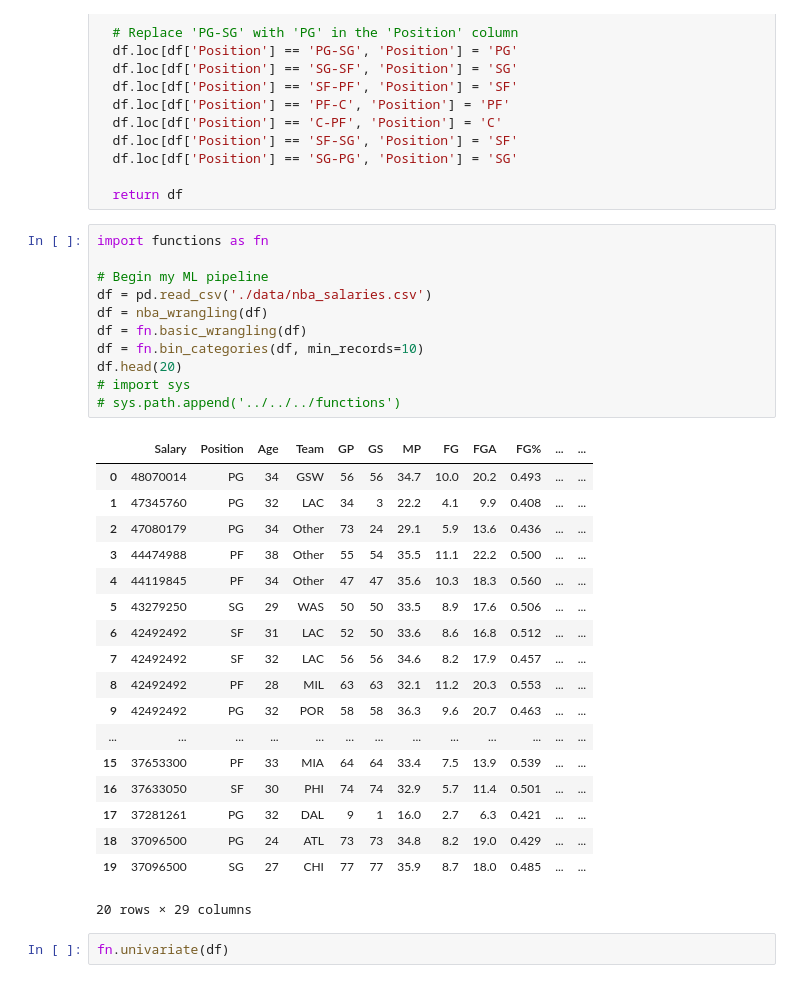
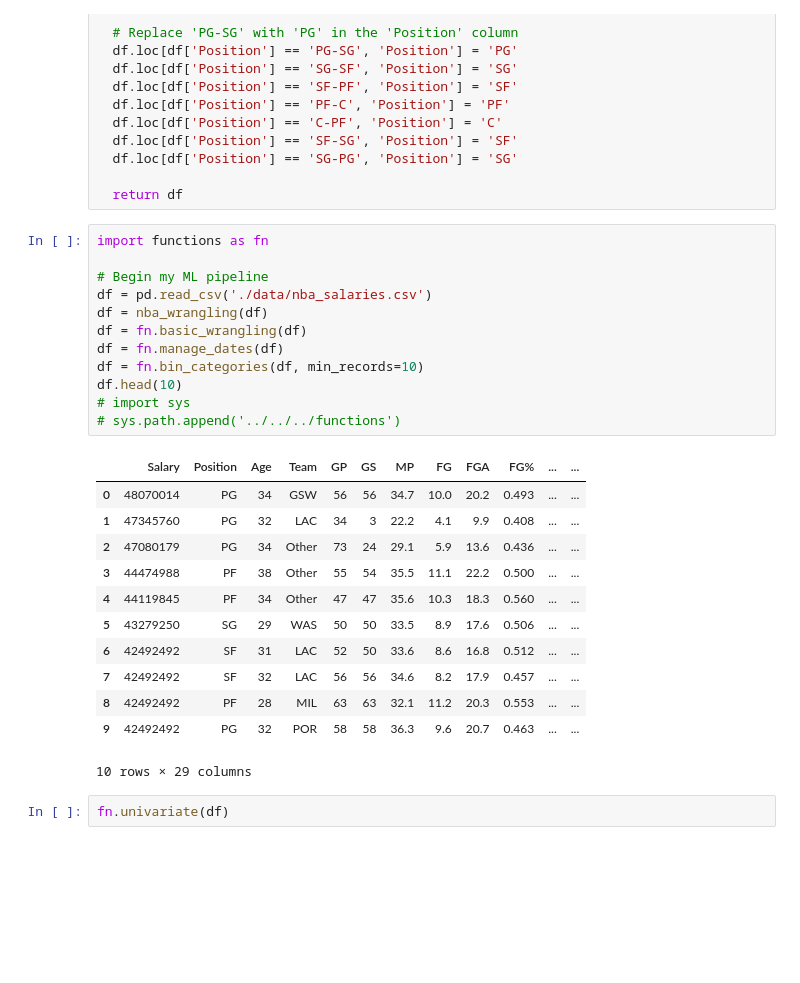
Before and after one commit to d-rex14/455classwork, a Jupyter notebook: In_class_Data_Cleaning_Functions.ipynb, the cells around one changed output. Cells and saved outputs as stored; diff of their text form; blank space fills up the shorter version.

Commit message:
managed dates

```diff
--- a/In_class_Data_Cleaning_Functions.ipynb
+++ b/In_class_Data_Cleaning_Functions.ipynb
@@ -32,33 +32,28 @@ def nba_wrangling(df):
 # %%
 import functions as fn
 
 # Begin my ML pipeline
 df = pd.read_csv('./data/nba_salaries.csv')
 df = nba_wrangling(df)
 df = fn.basic_wrangling(df)
+df = fn.manage_dates(df)
 df = fn.bin_categories(df, min_records=10)
-df.head(20)
+df.head(10)
 # import sys
 # sys.path.append('../../../functions')
 # %% [output]
 |  | Salary | Position | Age | Team | GP | GS | MP | FG | FGA | FG% | ... | ... |
 | 0 | 48070014 | PG | 34 | GSW | 56 | 56 | 34.7 | 10.0 | 20.2 | 0.493 | ... | ... |
 | 1 | 47345760 | PG | 32 | LAC | 34 | 3 | 22.2 | 4.1 | 9.9 | 0.408 | ... | ... |
 | 2 | 47080179 | PG | 34 | Other | 73 | 24 | 29.1 | 5.9 | 13.6 | 0.436 | ... | ... |
 | 3 | 44474988 | PF | 38 | Other | 55 | 54 | 35.5 | 11.1 | 22.2 | 0.500 | ... | ... |
 | 4 | 44119845 | PF | 34 | Other | 47 | 47 | 35.6 | 10.3 | 18.3 | 0.560 | ... | ... |
 | 5 | 43279250 | SG | 29 | WAS | 50 | 50 | 33.5 | 8.9 | 17.6 | 0.506 | ... | ... |
 | 6 | 42492492 | SF | 31 | LAC | 52 | 50 | 33.6 | 8.6 | 16.8 | 0.512 | ... | ... |
 | 7 | 42492492 | SF | 32 | LAC | 56 | 56 | 34.6 | 8.2 | 17.9 | 0.457 | ... | ... |
 | 8 | 42492492 | PF | 28 | MIL | 63 | 63 | 32.1 | 11.2 | 20.3 | 0.553 | ... | ... |
 | 9 | 42492492 | PG | 32 | POR | 58 | 58 | 36.3 | 9.6 | 20.7 | 0.463 | ... | ... |
-| ... | ... | ... | ... | ... | ... | ... | ... | ... | ... | ... | ... | ... |
-| 15 | 37653300 | PF | 33 | MIA | 64 | 64 | 33.4 | 7.5 | 13.9 | 0.539 | ... | ... |
-| 16 | 37633050 | SF | 30 | PHI | 74 | 74 | 32.9 | 5.7 | 11.4 | 0.501 | ... | ... |
-| 17 | 37281261 | PG | 32 | DAL | 9 | 1 | 16.0 | 2.7 | 6.3 | 0.421 | ... | ... |
-| 18 | 37096500 | PG | 24 | ATL | 73 | 73 | 34.8 | 8.2 | 19.0 | 0.429 | ... | ... |
-| 19 | 37096500 | SG | 27 | CHI | 77 | 77 | 35.9 | 8.7 | 18.0 | 0.485 | ... | ... |
-20 rows × 29 columns
+10 rows × 29 columns
 # %%
 fn.univariate(df)
 # %% [output]
```
Also changed, not shown: 1 other file.
